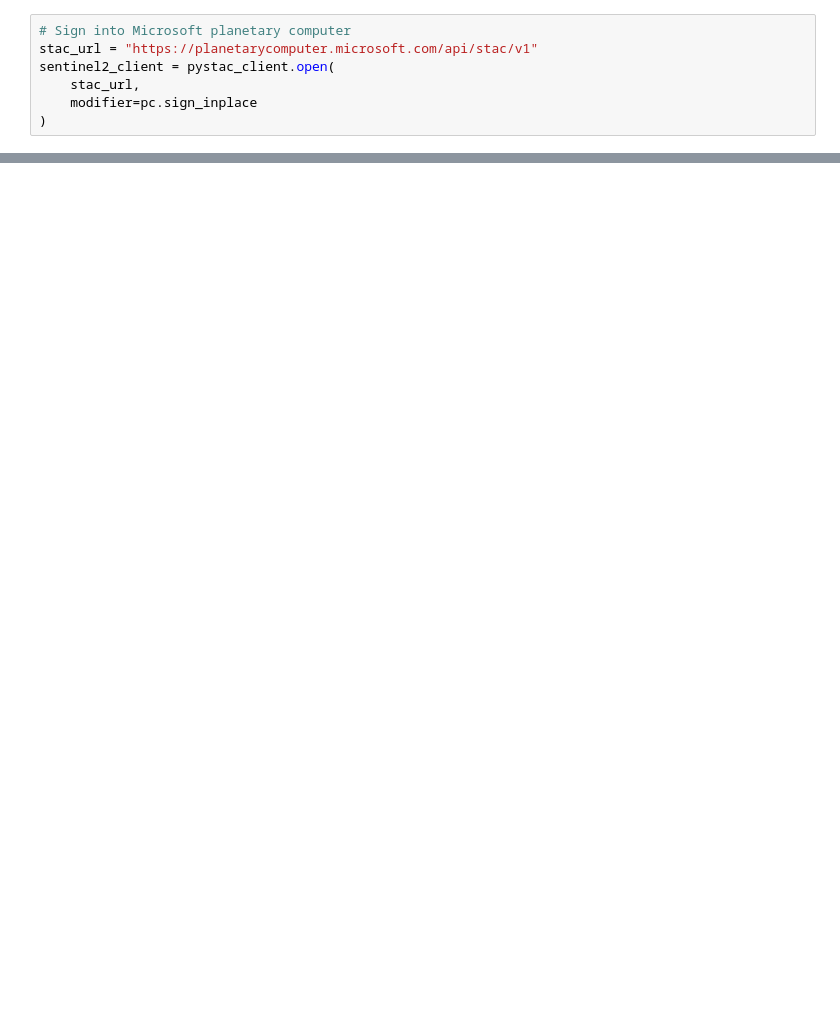
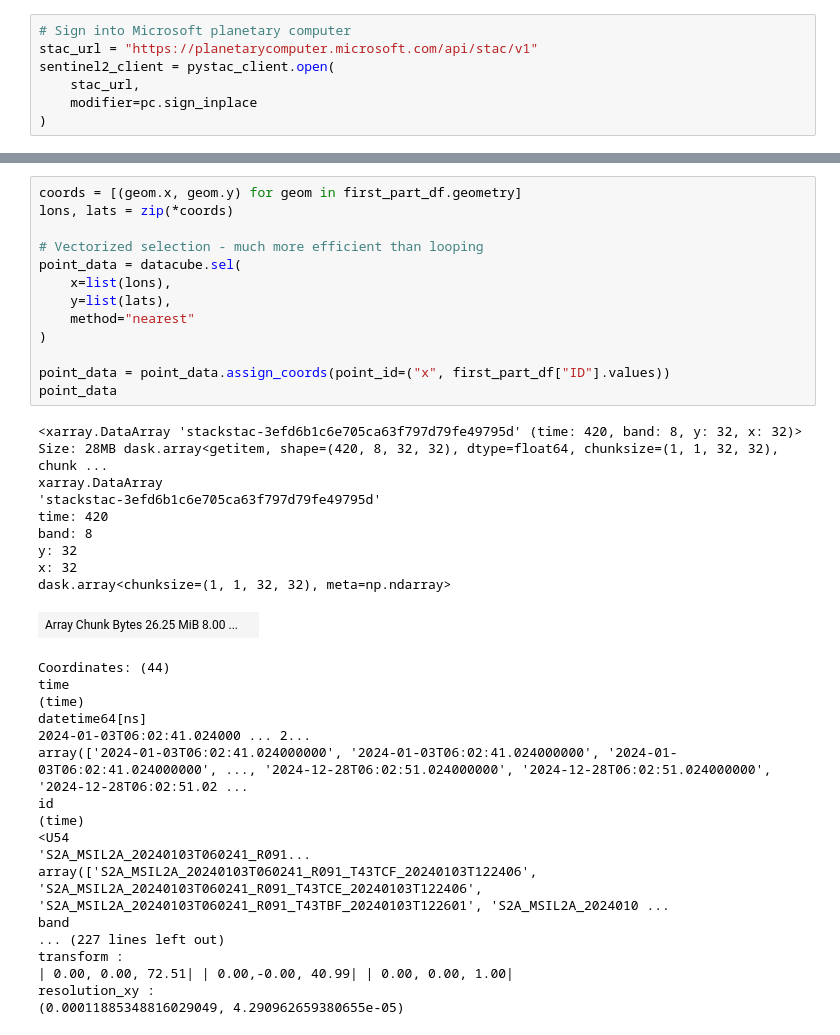
Before and after one commit to manukala6/dry_cropland_mapping, a Jupyter notebook: notebooks/collect_data.ipynb, the cells around one changed output, grey strips where cells are left out. Saved outputs shown, nothing was run; the diff lists cells and outputs as text; blank space fills up the shorter version.

```diff
--- a/notebooks/collect_data.ipynb
+++ b/notebooks/collect_data.ipynb
@@ -118,0 +210,40 @@ resolution_xy :
+# %%
+coords = [(geom.x, geom.y) for geom in first_part_df.geometry]
+lons, lats = zip(*coords)
+
+# Vectorized selection - much more efficient than looping
+point_data = datacube.sel(
+    x=list(lons),
+    y=list(lats),
+    method="nearest"
+)
+
+point_data = point_data.assign_coords(point_id=("x", first_part_df["ID"].values))
+point_data
+# %% [output]
+<xarray.DataArray 'stackstac-3efd6b1c6e705ca63f797d79fe49795d' (time: 420, band: 8, y: 32, x: 32)> Size: 28MB dask.array<getitem, shape=(420, 8, 32, 32), dtype=float64, chunksize=(1, 1, 32, 32), chunk ...
+xarray.DataArray
+'stackstac-3efd6b1c6e705ca63f797d79fe49795d'
+time: 420
+band: 8
+y: 32
+x: 32
+dask.array<chunksize=(1, 1, 32, 32), meta=np.ndarray>
+| Array Chunk Bytes 26.25 MiB 8.00 ... |  |
+Coordinates: (44)
+time
+(time)
+datetime64[ns]
+2024-01-03T06:02:41.024000 ... 2...
+array(['2024-01-03T06:02:41.024000000', '2024-01-03T06:02:41.024000000', '2024-01-03T06:02:41.024000000', ..., '2024-12-28T06:02:51.024000000', '2024-12-28T06:02:51.024000000', '2024-12-28T06:02:51.02 ...
+id
+(time)
+<U54
+'S2A_MSIL2A_20240103T060241_R091...
+array(['S2A_MSIL2A_20240103T060241_R091_T43TCF_20240103T122406', 'S2A_MSIL2A_20240103T060241_R091_T43TCE_20240103T122406', 'S2A_MSIL2A_20240103T060241_R091_T43TBF_20240103T122601', 'S2A_MSIL2A_2024010 ...
+band
+... (227 lines left out)
+transform :
+| 0.00, 0.00, 72.51| | 0.00,-0.00, 40.99| | 0.00, 0.00, 1.00|
+resolution_xy :
+(0.00011885348816029049, 4.290962659380655e-05)
```
Also changed, not shown: parts of 21 cells of this notebook.
